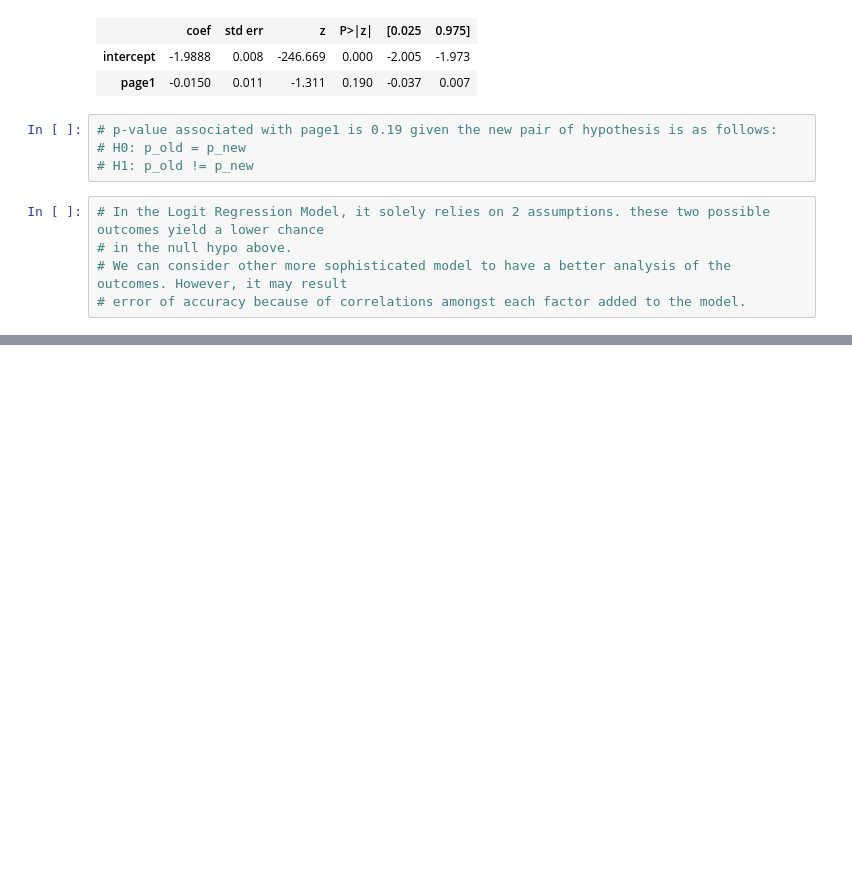
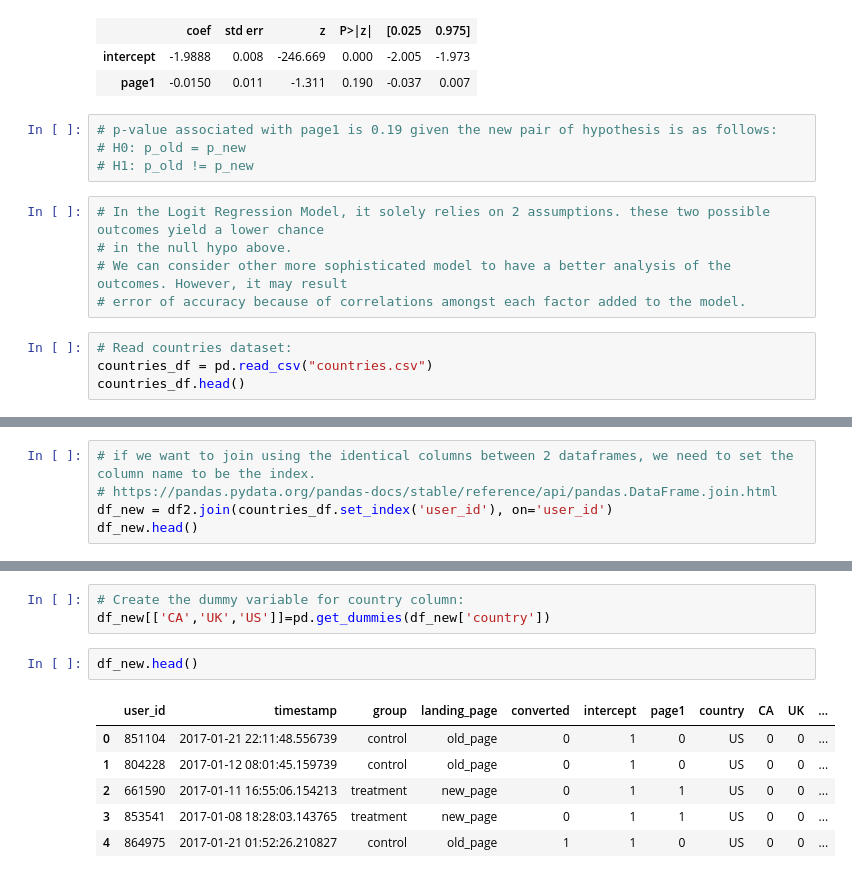
Before and after one commit to quangineer/Analyze-A-B-Test-Results, a Jupyter notebook: main.py.ipynb, the cells around one changed output, grey strips where cells are left out. Cells and saved outputs as stored; diff of their text form; blank space fills up the shorter version.

```diff
--- a/main.py.ipynb
+++ b/main.py.ipynb
@@ -296,3 +296,7 @@ Logit Regression Results
 # in the null hypo above.
 # We can consider other more sophisticated model to have a better analysis of the outcomes. However, it may result
 # error of accuracy because of correlations amongst each factor added to the model.
+# %%
+# Read countries dataset:
+countries_df = pd.read_csv("countries.csv")
+countries_df.head()
@@ -298,0 +310,5 @@ Logit Regression Results
+# %%
+# if we want to join using the identical columns between 2 dataframes, we need to set the column name to be the index.
+# https://pandas.pydata.org/pandas-docs/stable/reference/api/pandas.DataFrame.join.html
+df_new = df2.join(countries_df.set_index('user_id'), on='user_id')
+df_new.head()
@@ -298,0 +329,12 @@ Logit Regression Results
+# %%
+# Create the dummy variable for country column:
+df_new[['CA','UK','US']]=pd.get_dummies(df_new['country'])
+# %%
+df_new.head()
+# %% [output]
+|  | user_id | timestamp | group | landing_page | converted | intercept | page1 | country | CA | UK | ... |
+| 0 | 851104 | 2017-01-21 22:11:48.556739 | control | old_page | 0 | 1 | 0 | US | 0 | 0 | ... |
+| 1 | 804228 | 2017-01-12 08:01:45.159739 | control | old_page | 0 | 1 | 0 | US | 0 | 0 | ... |
+| 2 | 661590 | 2017-01-11 16:55:06.154213 | treatment | new_page | 0 | 1 | 1 | US | 0 | 0 | ... |
+| 3 | 853541 | 2017-01-08 18:28:03.143765 | treatment | new_page | 0 | 1 | 1 | US | 0 | 0 | ... |
+| 4 | 864975 | 2017-01-21 01:52:26.210827 | control | old_page | 1 | 1 | 0 | US | 0 | 0 | ... |
```
Also changed, not shown: parts of 13 cells of this notebook.
